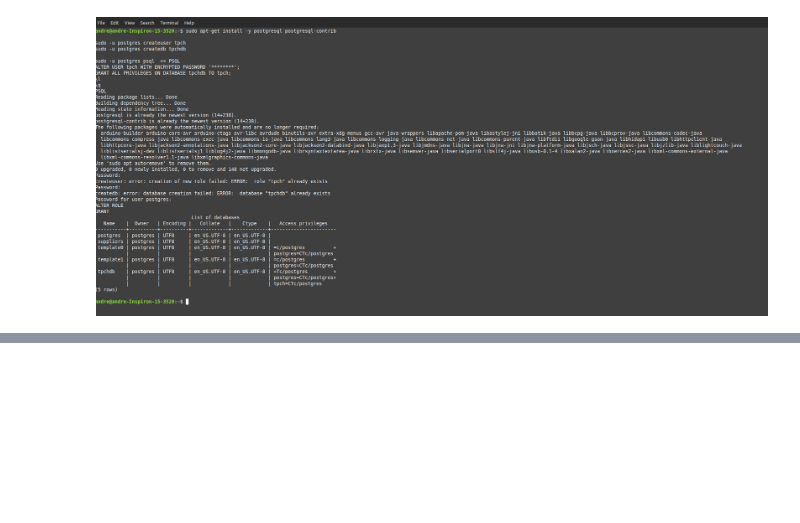
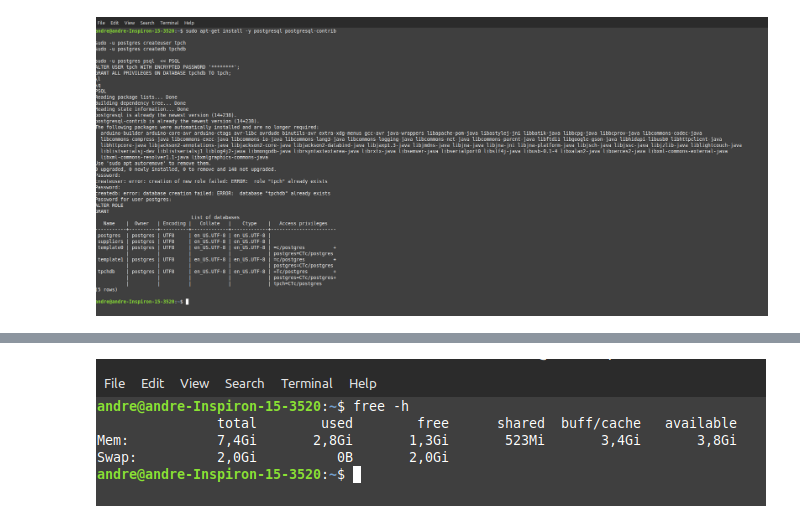
Before and after one commit to capi2/Trab3-BD2024.2, a Jupyter notebook: TP3-BD1-2024-2.ipynb, the cells around one changed output, grey strips where cells are left out. Saved outputs shown, nothing was run; the diff lists cells and outputs as text; code cells hidden in the pictures; blank space fills up the shorter version.

```diff
--- a/TP3-BD1-2024-2.ipynb
+++ b/TP3-BD1-2024-2.ipynb
@@ -25,0 +76,4 @@ Image(filename = 'imagens/scripts geracao 2.png')
+# %%
+Image(filename= 'imagens/info ram.png')
+# %% [output]
+[figure, added]
```
Also changed, not shown: parts of 15 cells of this notebook, 7 other files.
